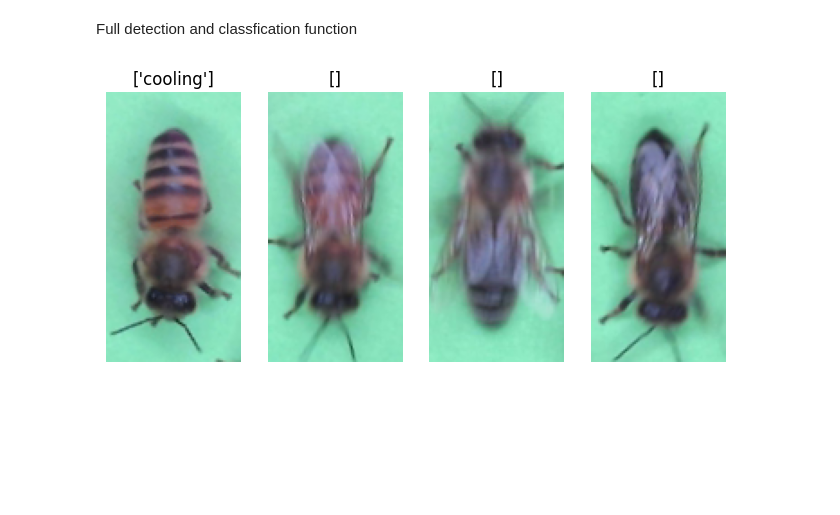
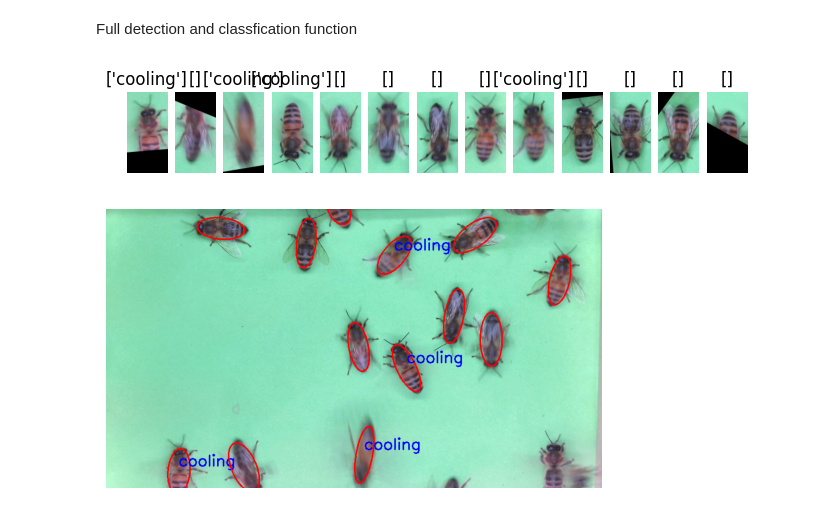
Before and after one commit to WataNekko/aiot-beehive, a Jupyter notebook: BeeAlarmed-detection/main.ipynb, the cells around one changed output. Saved outputs shown, nothing was run; the diff lists cells and outputs as text; code cells hidden in the pictures; blank space fills up the shorter version.

```diff
--- a/BeeAlarmed-detection/main.ipynb
+++ b/BeeAlarmed-detection/main.ipynb
@@ -264,9 +252,5 @@ extract image
 # %%
 images = []
 for bee_pos in bees:
-    img, sharpness = cutEllipseFromImage(bee_pos, frame, EXTRACT_WIDTH, EXTRACT_HEIGHT, 1)
-    if type(img) != type(None) and sharpness > EXTRACT_MIN_SHARPNESS:
-        images.append(cv2.cvtColor(img, cv2.COLOR_BGR2RGB))
-        print(1)
-    else:
-        print(0)
+    img = cutEllipseFromImage(bee_pos, frame, EXTRACT_WIDTH, EXTRACT_HEIGHT, 1)
+    images.append(cv2.cvtColor(img, cv2.COLOR_BGR2RGB))
@@ -347,9 +328,8 @@ def detect_and_classify_bees(frame):
     # Extract images
     images = []
     for bee_pos in bees:
-        img, sharpness = cutEllipseFromImage(bee_pos, frame, EXTRACT_WIDTH, EXTRACT_HEIGHT, 1)
-        if type(img) != type(None) and sharpness > EXTRACT_MIN_SHARPNESS:
-            images.append(cv2.cvtColor(img, cv2.COLOR_BGR2RGB))
+        img = cutEllipseFromImage(bee_pos, frame, EXTRACT_WIDTH, EXTRACT_HEIGHT, 1)
+        images.append(cv2.cvtColor(img, cv2.COLOR_BGR2RGB))
 
     # Classify images
     results = model.predict_on_batch(tf.convert_to_tensor(images))
@@ -363,18 +343,33 @@ def detect_and_classify_bees(frame):
                 entry.append(lbl)
         result_entries.append(entry)
 
-    return list(zip(images, result_entries))
+    return list(zip(bees, images, result_entries))
 # %%
 # Detect and classify bees
 final_results = detect_and_classify_bees(frame)
 
 # Display the results
 fig, axs = plt.subplots(1, len(final_results), figsize=(8, 8))
-for i, (img, classifications) in enumerate(final_results):
+for i, (pos, img, classifications) in enumerate(final_results):
     axs[i].imshow(img)
     axs[i].set_title(classifications)
     axs[i].axis('off')
 
 plt.show()
+
+# Create a copy of the frame
+display_img = frame.copy()
+
+# Draw ellipses on the copy of the frame
+for pos, _, classifications in final_results:
+    cv2.ellipse(display_img, pos, (0, 0, 255), 2)
+    label = ', '.join(classifications)
+    cv2.putText(display_img, label, (int(pos[0][0]), int(pos[0][1]) - 10), cv2.FONT_HERSHEY_SIMPLEX, 1, (255, 0, 0), 2)
+
+# Display the image
+plt.imshow(cv2.cvtColor(display_img, cv2.COLOR_BGR2RGB))
+plt.axis('off')
+plt.show()
 # %% [output]
-[figure, old version]
+[figure, new version]
+[figure, added]
```
Also changed, not shown: parts of 6 cells of this notebook.
